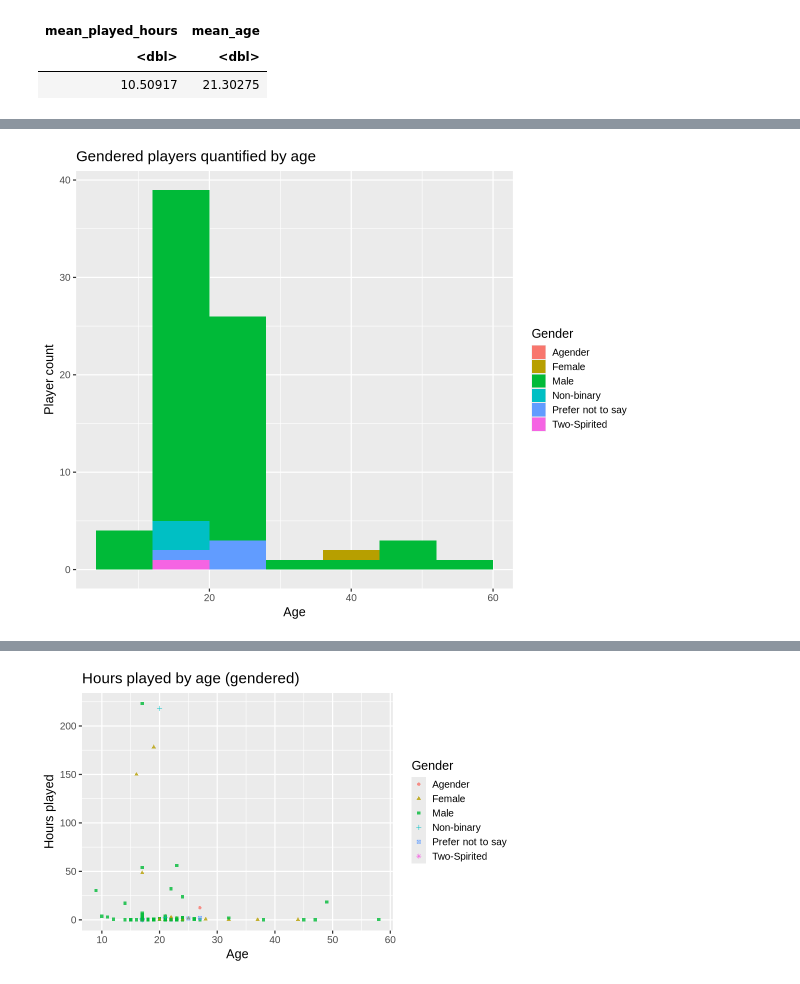
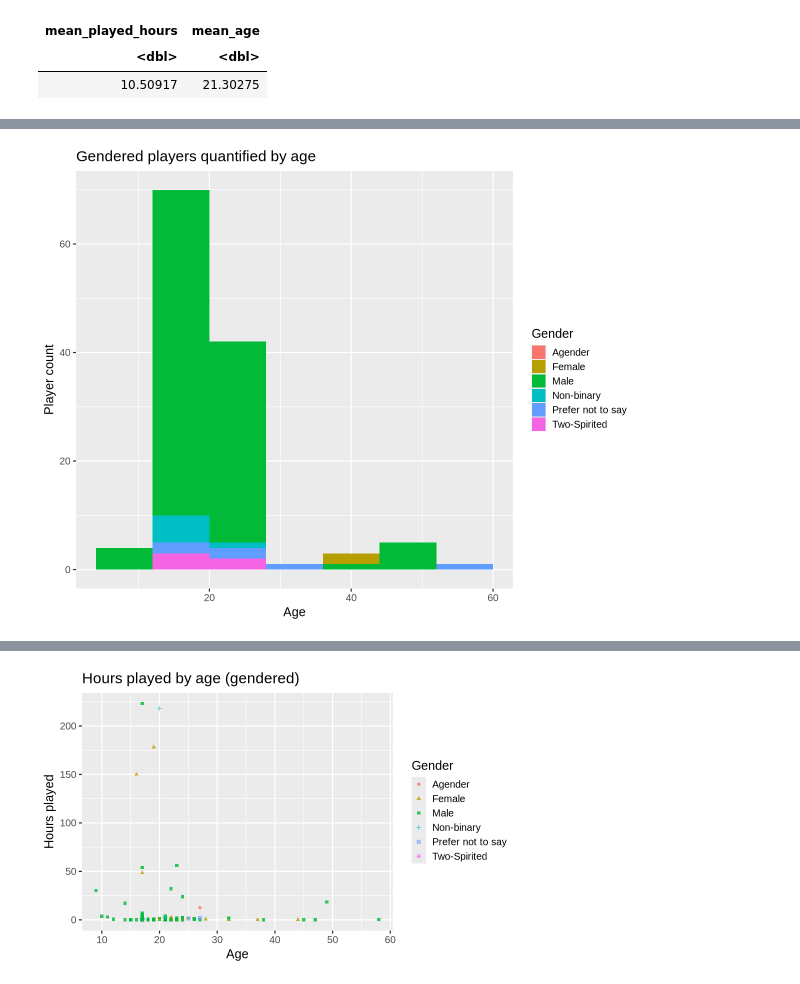
Before and after one commit to safesocks/individual_project_planning, a Jupyter notebook: individual_project_planning.ipynb, the cells around one changed output, grey strips where cells are left out. Saved outputs shown, nothing was run; the diff lists cells and outputs as text; code cells hidden in the pictures.

Commit message:
final commit
changed some visualization in data, added methods, reduced word count

```diff
--- a/individual_project_planning.ipynb
+++ b/individual_project_planning.ipynb
@@ -154,7 +152,7 @@ A tibble: 1 × 2
 theme_set(theme_gray(base_size = 15))
 # histogram visualization: quantities of people by age with colour distinction for gender
 options(repr.plot.width = 10, repr.plot.height = 8)
-age_count_plot <- ggplot(tidy_players, aes(x = Age, fill = gender)) +
+age_count_plot <- ggplot(players, aes(x = Age, fill = gender)) +
     geom_histogram(position = "identity", binwidth = 8) +
     ggtitle("Gendered players quantified by age") +
     labs(x = "Age", y = "Player count", fill = "Gender")
@@ -164 +164 @@ age_count_plot
-[figure, old version]
+[figure, new version]
```
Also changed, not shown: parts of 13 cells of this notebook.
